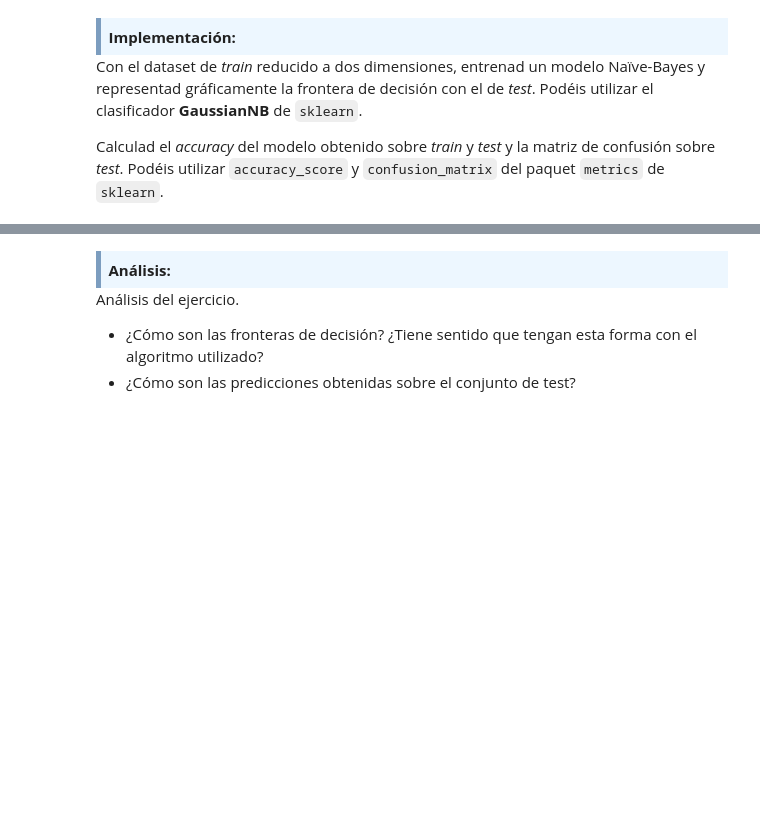
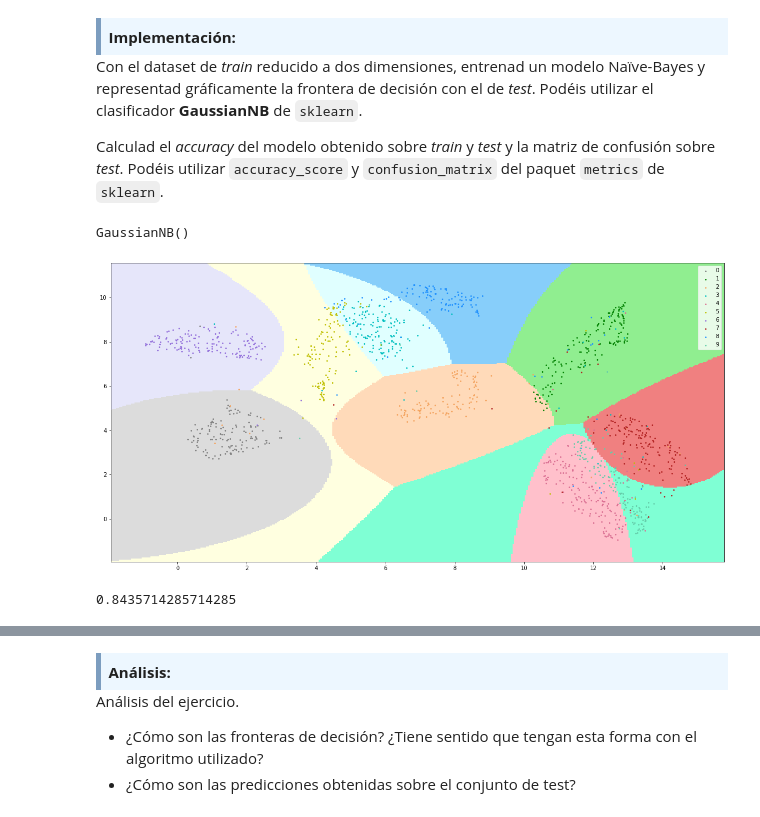
Before and after one commit to franjmelchor/MAMD_PEC3, a Jupyter notebook: code/20202_M2.855_PEC3_Enunciado.ipynb, the cells around one changed output, grey strips where cells are left out. Drawn from its saved outputs; the diff is of its cells as text; code cells hidden in the pictures; blank space fills up the shorter version.

```diff
--- a/code/20202_M2.855_PEC3_Enunciado.ipynb
+++ b/code/20202_M2.855_PEC3_Enunciado.ipynb
@@ -173,3 +176,17 @@ El objetivo de este primer ejercicio es entender el funcionamiento del algoritmo
 Con el dataset de _train_ reducido a dos dimensiones, entrenad un modelo Naïve-Bayes y representad gráficamente la frontera de decisión con el de _test_. Podéis utilizar el clasificador **GaussianNB** de `sklearn`.
 
 Calculad el _accuracy_ del modelo obtenido sobre _train_ y _test_ y la matriz de confusión sobre _test_. Podéis utilizar `accuracy_score` y `confusion_matrix` del paquet `metrics` de `sklearn`.
+# %%
+clf_GNB = GaussianNB()
+clf_GNB.fit(X_train_projection, y_train)
+# %% [output]
+GaussianNB()
+# %%
+plot_decision_boundaries(clf_GNB, X_test_projection, y_test)
+# %% [output]
+[figure, added]
+# %%
+y_pred = clf_GNB.predict(X_test_projection)
+accuracy_score(y_test, y_pred)
+# %% [output]
+0.8435714285714285
```
Also changed, not shown: parts of 3 cells of this notebook.
